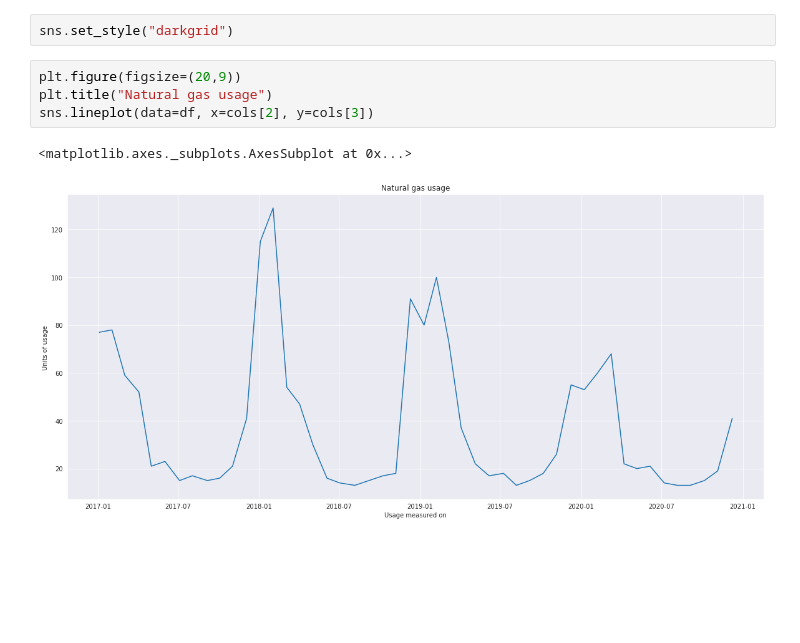
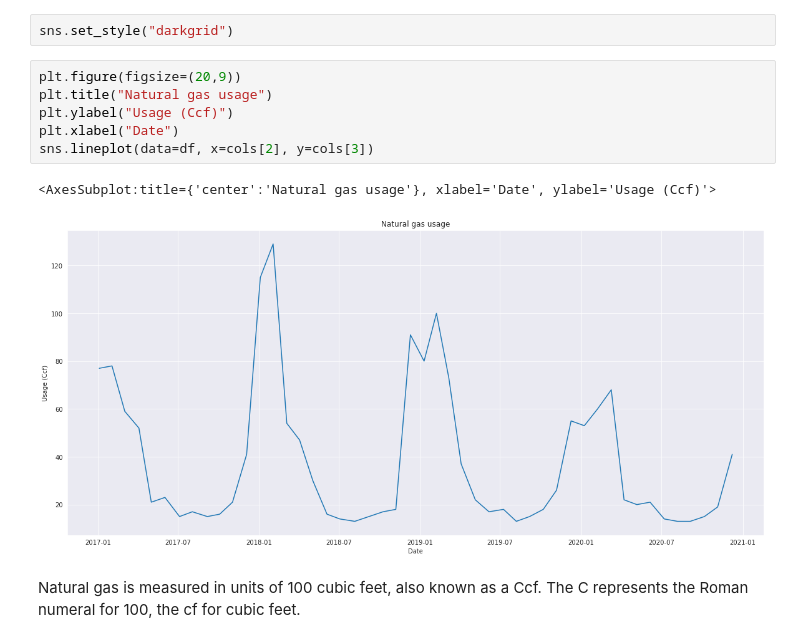
Before and after one commit to jelaiw/household-energy-analysis, a Jupyter notebook: natural_gas.ipynb, the cells around one changed output. Saved outputs shown, nothing was run; the diff lists cells and outputs as text; blank space fills up the shorter version.

Commit message:
Update y-axis label to clarify units.
Add markup cell to explain what Ccf means.

```diff
--- a/natural_gas.ipynb
+++ b/natural_gas.ipynb
@@ -63,7 +63,11 @@ sns.set_style("darkgrid")
 # %%
 plt.figure(figsize=(20,9))
 plt.title("Natural gas usage")
+plt.ylabel("Usage (Ccf)")
+plt.xlabel("Date")
 sns.lineplot(data=df, x=cols[2], y=cols[3])
 # %% [output]
-<matplotlib.axes._subplots.AxesSubplot at 0x...>
+<AxesSubplot:title={'center':'Natural gas usage'}, xlabel='Date', ylabel='Usage (Ccf)'>
-[figure, old version]
+[figure, new version]
+# %% [markdown]
+Natural gas is measured in units of 100 cubic feet, also known as a Ccf. The C represents the Roman numeral for 100, the cf for cubic feet.
```
